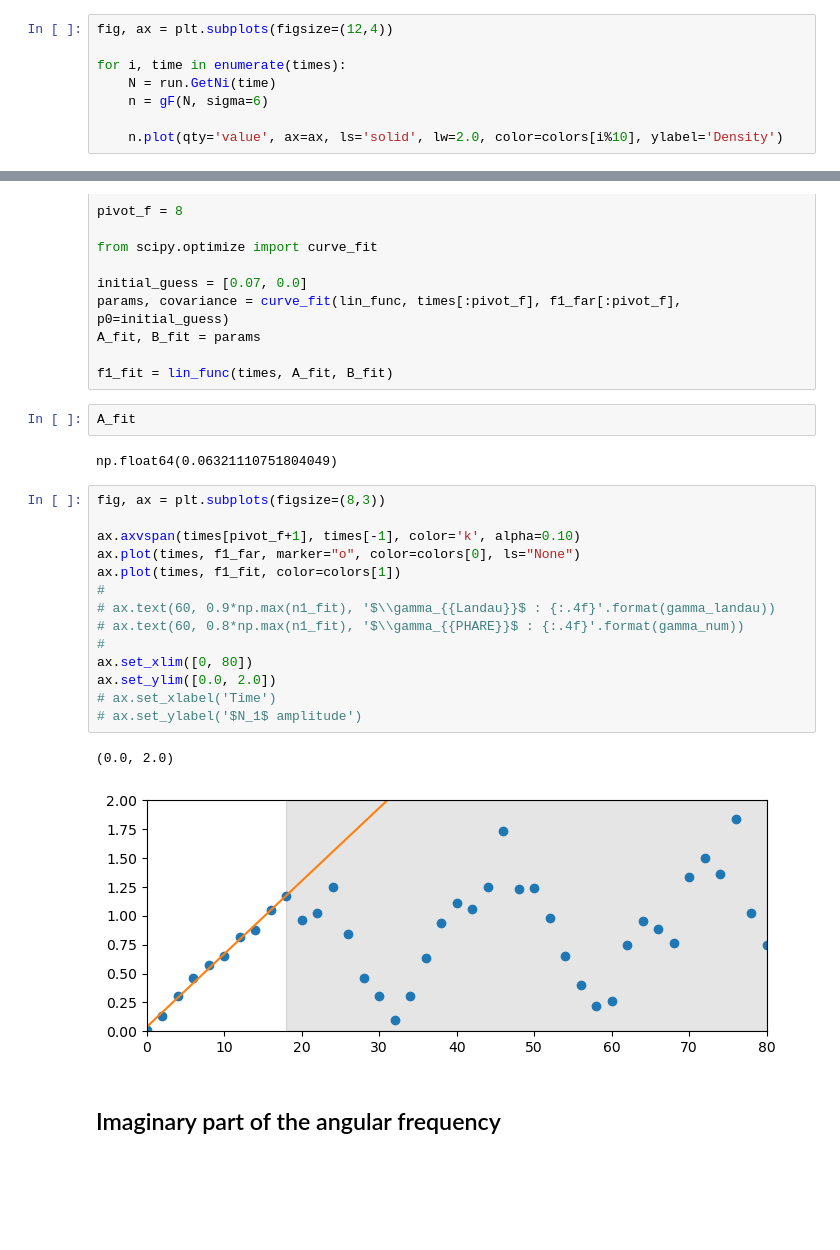
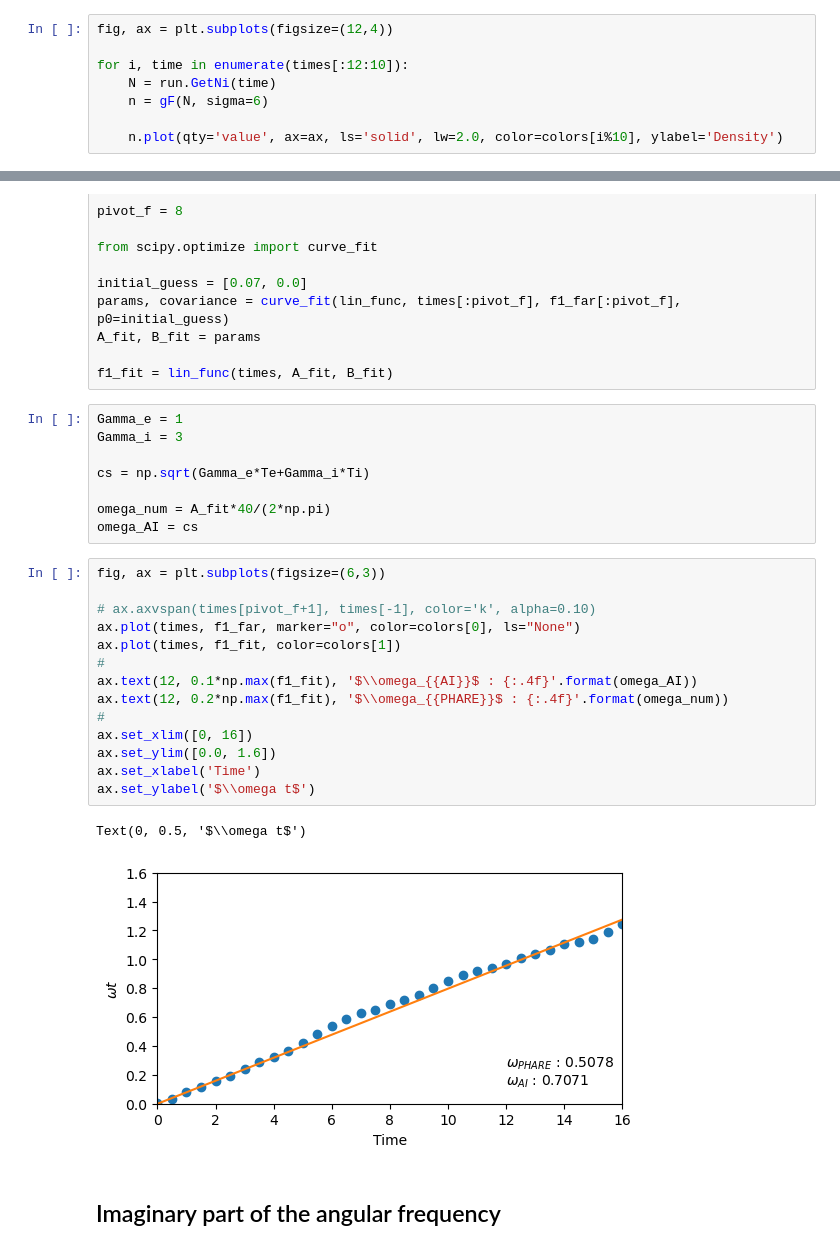
Before and after one commit to rochSmets/farMe, a Jupyter notebook: landau/ld.ipynb, the cells around one changed output, grey strips where cells are left out. Drawn from its saved outputs; the diff is of its cells as text; blank space fills up the shorter version.

```diff
--- a/landau/ld.ipynb
+++ b/landau/ld.ipynb
@@ -71,7 +71,7 @@ colors = plt.rcParams['axes.prop_cycle'].by_key()['color']
 # %%
 fig, ax = plt.subplots(figsize=(12,4))
 
-for i, time in enumerate(times):
+for i, time in enumerate(times[:12:10]):
     N = run.GetNi(time)
     n = gF(N, sigma=6)
 
@@ -117,26 +117,30 @@ A_fit, B_fit = params
 
 f1_fit = lin_func(times, A_fit, B_fit)
 # %%
-A_fit
+Gamma_e = 1
+Gamma_i = 3
+
+cs = np.sqrt(Gamma_e*Te+Gamma_i*Ti)
+
+omega_num = A_fit*40/(2*np.pi)
+omega_AI = cs
-# %% [output]
-np.float64(0.06321110751804049)
 # %%
-fig, ax = plt.subplots(figsize=(8,3))
+fig, ax = plt.subplots(figsize=(6,3))
 
-ax.axvspan(times[pivot_f+1], times[-1], color='k', alpha=0.10)
+# ax.axvspan(times[pivot_f+1], times[-1], color='k', alpha=0.10)
 ax.plot(times, f1_far, marker="o", color=colors[0], ls="None")
 ax.plot(times, f1_fit, color=colors[1])
 #
-# ax.text(60, 0.9*np.max(n1_fit), '$\\gamma_{{Landau}}$ : {:.4f}'.format(gamma_landau))
-# ax.text(60, 0.8*np.max(n1_fit), '$\\gamma_{{PHARE}}$ : {:.4f}'.format(gamma_num))
+ax.text(12, 0.1*np.max(f1_fit), '$\\omega_{{AI}}$ : {:.4f}'.format(omega_AI))
+ax.text(12, 0.2*np.max(f1_fit), '$\\omega_{{PHARE}}$ : {:.4f}'.format(omega_num))
 #
-ax.set_xlim([0, 80])
-ax.set_ylim([0.0, 2.0])
-# ax.set_xlabel('Time')
-# ax.set_ylabel('$N_1$ amplitude')
+ax.set_xlim([0, 16])
+ax.set_ylim([0.0, 1.6])
+ax.set_xlabel('Time')
+ax.set_ylabel('$\\omega t$')
 # %% [output]
-(0.0, 2.0)
+Text(0, 0.5, '$\\omega t$')
-[figure, old version]
+[figure, new version]
 # %% [markdown]
 ## Imaginary part of the angular frequency
 # %% [markdown]
```
Also changed, not shown: parts of 12 cells of this notebook, 1 other file.
